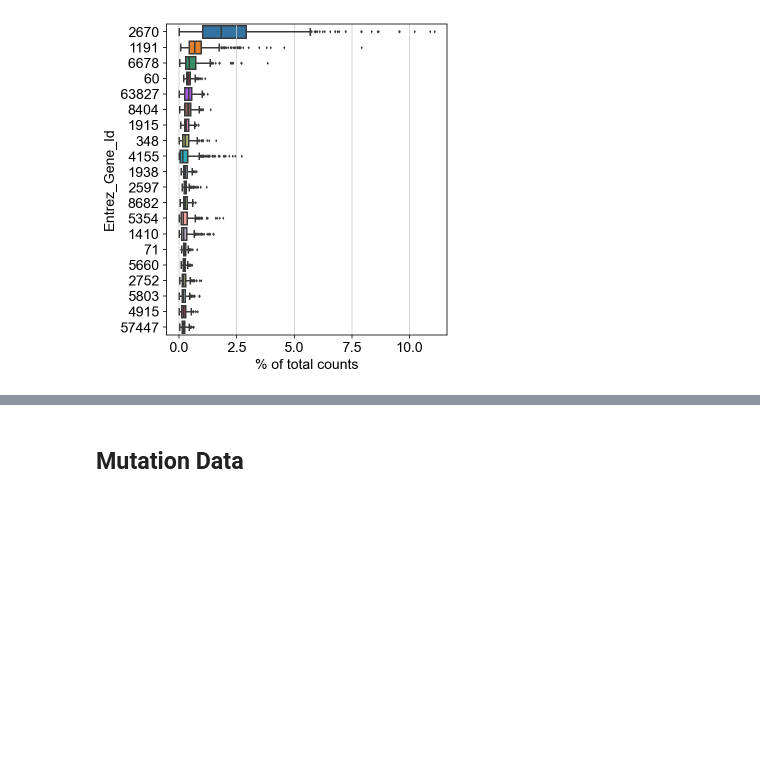
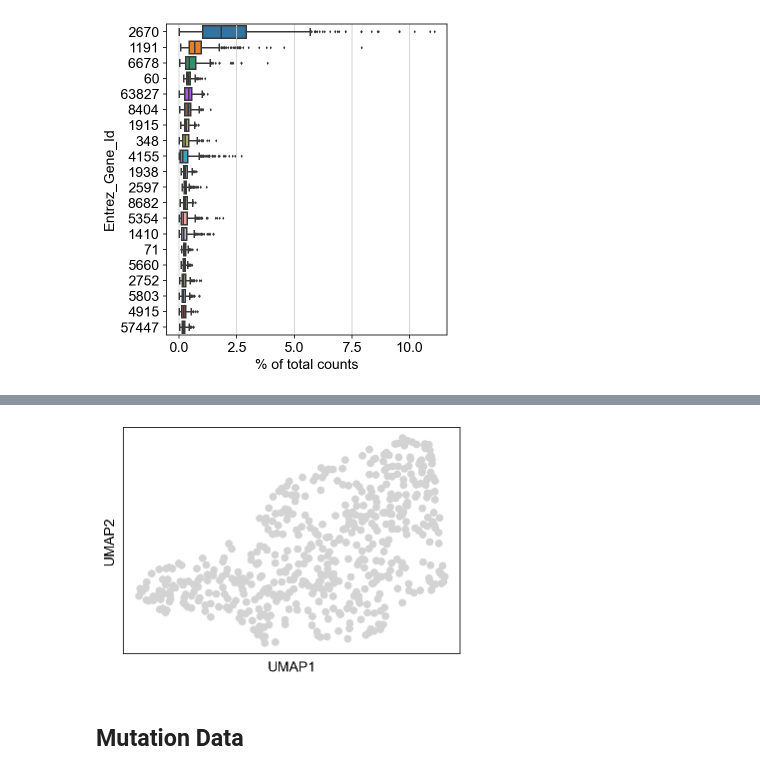
Before and after one commit to qmss5052/msk-2023, a Jupyter notebook: Basic Information (BLGG).ipynb, the cells around one changed output, grey strips where cells are left out. Saved outputs shown, nothing was run; the diff lists cells and outputs as text; code cells hidden in the pictures; blank space fills up the shorter version.

```diff
--- a/Basic Information (BLGG).ipynb
+++ b/Basic Information (BLGG).ipynb
@@ -109,3 +134,7 @@ normalizing counts per cell
+# %%
+sc.pl.umap(adata_gene, color = a)
+# %% [output]
+[figure, added]
 # %% [markdown]
 ## Mutation Data
 # %%
```
Also changed, not shown: parts of 8 cells of this notebook.
